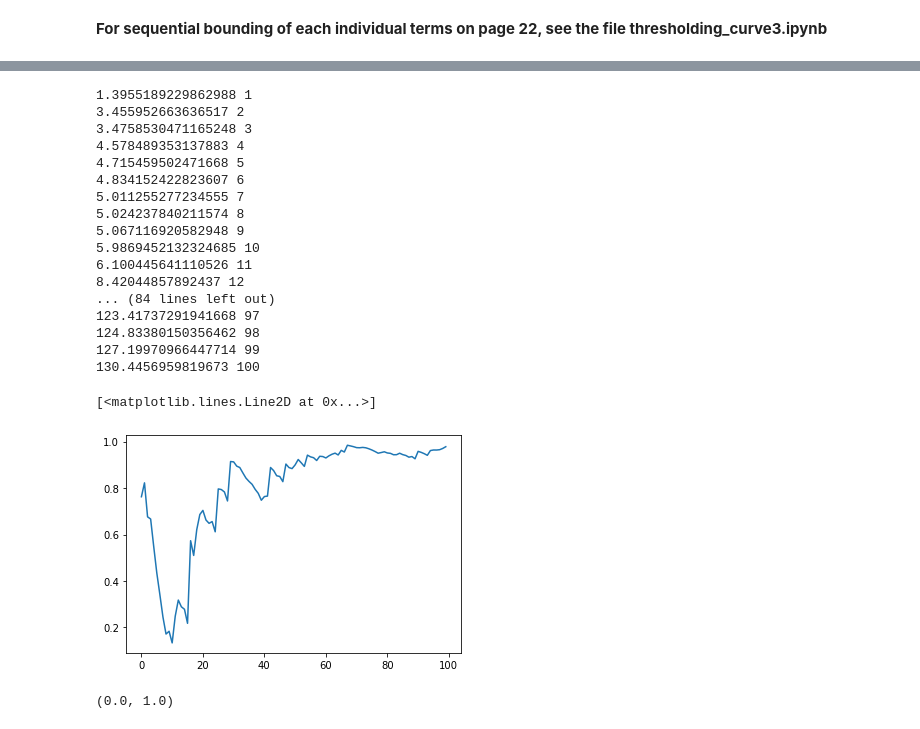
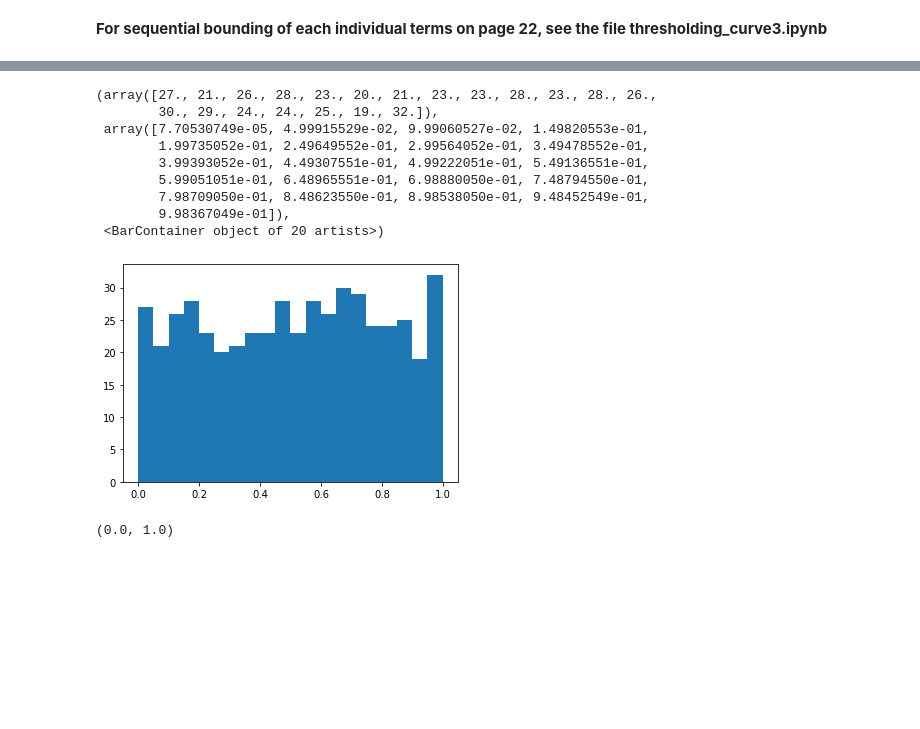
Before and after one commit to thinhhoang95/anomaly-detection-ngsim2, a Jupyter notebook: thresholding_curve4.ipynb, the cells around one changed output, grey strips where cells are left out. Drawn from its saved outputs; the diff is of its cells as text; code cells hidden in the pictures; blank space fills up the shorter version.

```diff
--- a/thresholding_curve4.ipynb
+++ b/thresholding_curve4.ipynb
@@ -760,35 +762,27 @@ plt.xlim((0,80))
-# %%
-# Testing e_vec wrt to chi-squared distribution
-cde = np.zeros((howlong,))
-nx_sum = 0
-for i in range(howlong):
-    nx_sum += norm.rvs() ** 2
-    cde[i] = chi2.cdf(nx_sum , i + 1)
-    print(nx_sum, i+1)
-
-plt.plot(cde)
-# %% [output]
-1.3955189229862988 1
-3.455952663636517 2
-3.4758530471165248 3
-4.578489353137883 4
-4.715459502471668 5
-4.834152422823607 6
-5.011255277234555 7
-5.024237840211574 8
-5.067116920582948 9
-5.9869452132324685 10
-6.100445641110526 11
-8.42044857892437 12
-... (84 lines left out)
-123.41737291941668 97
-124.83380150356462 98
-127.19970966447714 99
-130.4456959819673 100
-[<matplotlib.lines.Line2D at 0x...>]
-[figure, removed]
 # %%
 from scipy.stats import chi2
+# %%
+# Testing e_vec wrt to chi-squared distribution
+cde_log = np.zeros((500,))
+for l in range(500):
+    cde = np.zeros((howlong,))
+    nx_sum = 0
+    for i in range(howlong):
+        nx_sum += norm.rvs() ** 2
+        cde[i] = chi2.cdf(nx_sum , i + 1)
+    cde_log[l] = cde[-1]
+plt.hist(cde_log, bins=20)
+# %% [output]
+(array([27., 21., 26., 28., 23., 20., 21., 23., 23., 28., 23., 28., 26.,
+        30., 29., 24., 24., 25., 19., 32.]),
+ array([7.70530749e-05, 4.99915529e-02, 9.99060527e-02, 1.49820553e-01,
+        1.99735052e-01, 2.49649552e-01, 2.99564052e-01, 3.49478552e-01,
+        3.99393052e-01, 4.49307551e-01, 4.99222051e-01, 5.49136551e-01,
+        5.99051051e-01, 6.48965551e-01, 6.98880050e-01, 7.48794550e-01,
+        7.98709050e-01, 8.48623550e-01, 8.98538050e-01, 9.48452549e-01,
+        9.98367049e-01]),
+ <BarContainer object of 20 artists>)
+[figure, added]
 # %%
 # cs = np.array([0.5,0]).reshape((2,1))
 for curve_no, cs in enumerate(a_circle_samples[1:]):
```
Also changed, not shown: parts of 38 cells of this notebook, 7 other files.
